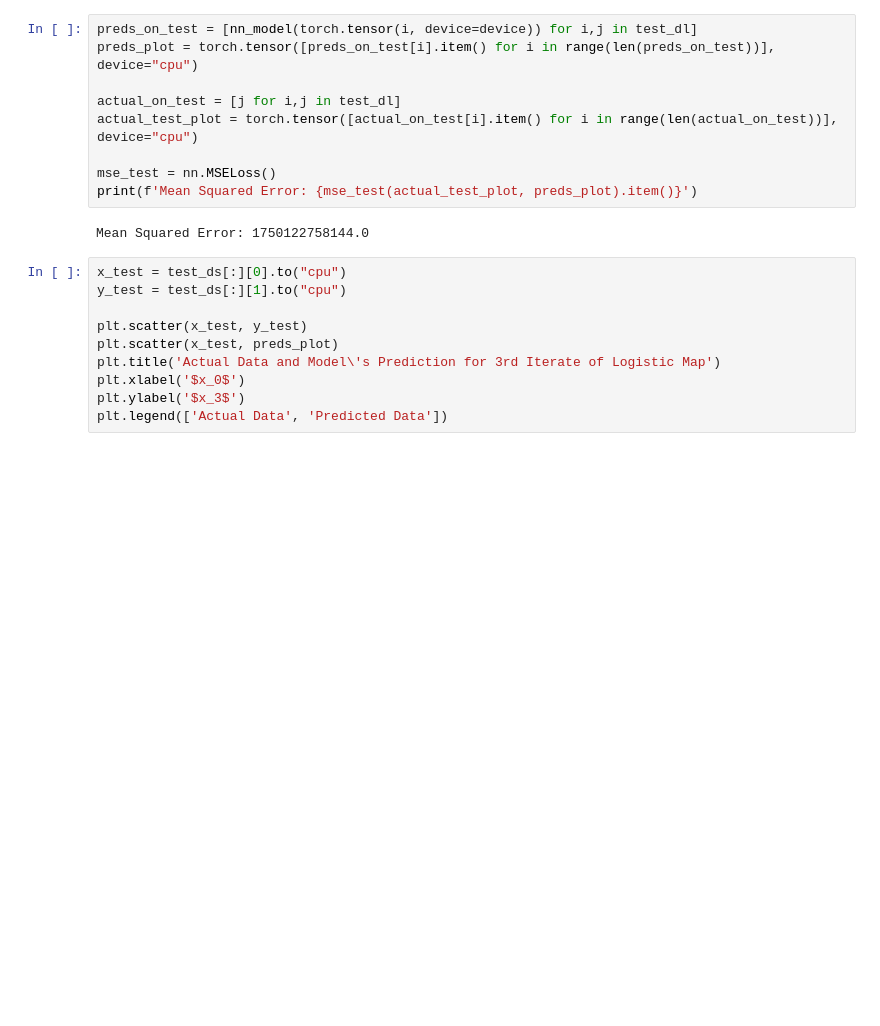
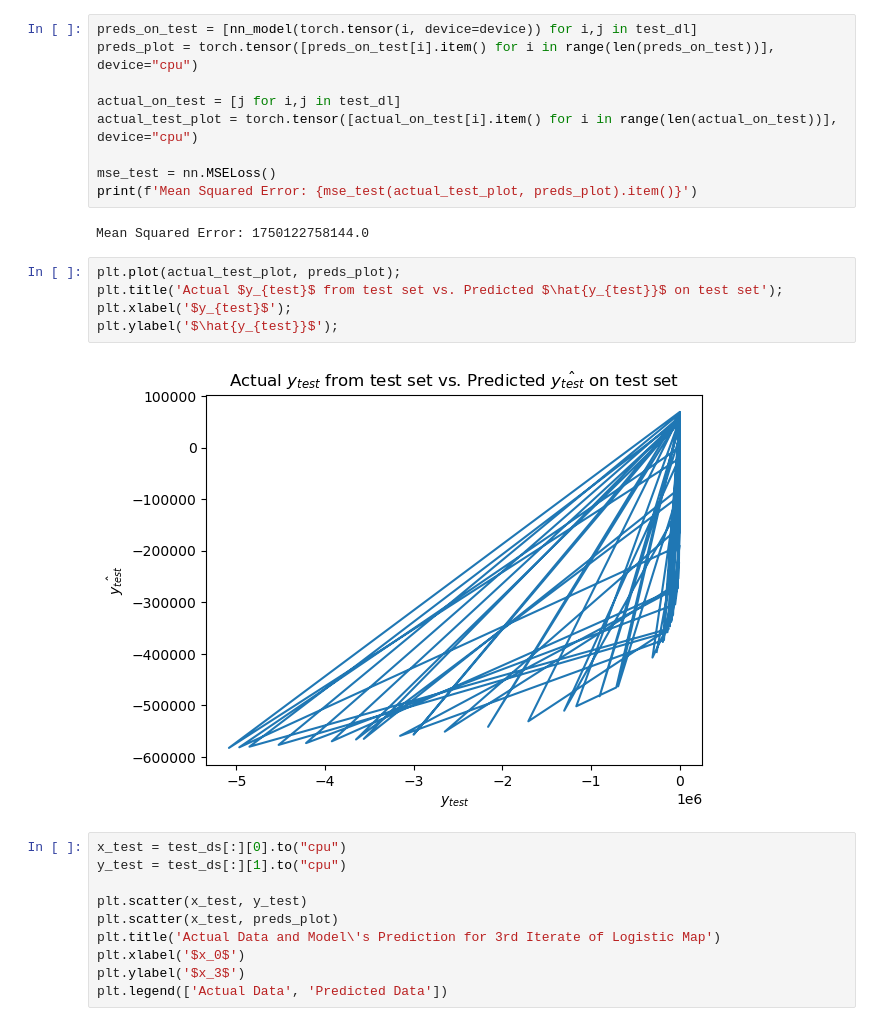
Before and after one commit to ritog/logistic_map_nn, a Jupyter notebook: mthesis_3.ipynb, the cells around one changed output. Cells and saved outputs as stored; diff of their text form; blank space fills up the shorter version.

Commit message:
more images

```diff
--- a/mthesis_3.ipynb
+++ b/mthesis_3.ipynb
@@ -137,6 +137,13 @@ mse_test = nn.MSELoss()
 print(f'Mean Squared Error: {mse_test(actual_test_plot, preds_plot).item()}')
 # %% [output]
 Mean Squared Error: 1750122758144.0
+# %%
+plt.plot(actual_test_plot, preds_plot);
+plt.title('Actual $y_{test}$ from test set vs. Predicted $\hat{y_{test}}$ on test set');
+plt.xlabel('$y_{test}$');
+plt.ylabel('$\hat{y_{test}}$');
+# %% [output]
+[figure, added]
 # %%
 x_test = test_ds[:][0].to("cpu")
 y_test = test_ds[:][1].to("cpu")
```
Also changed, not shown: 19 other files.
